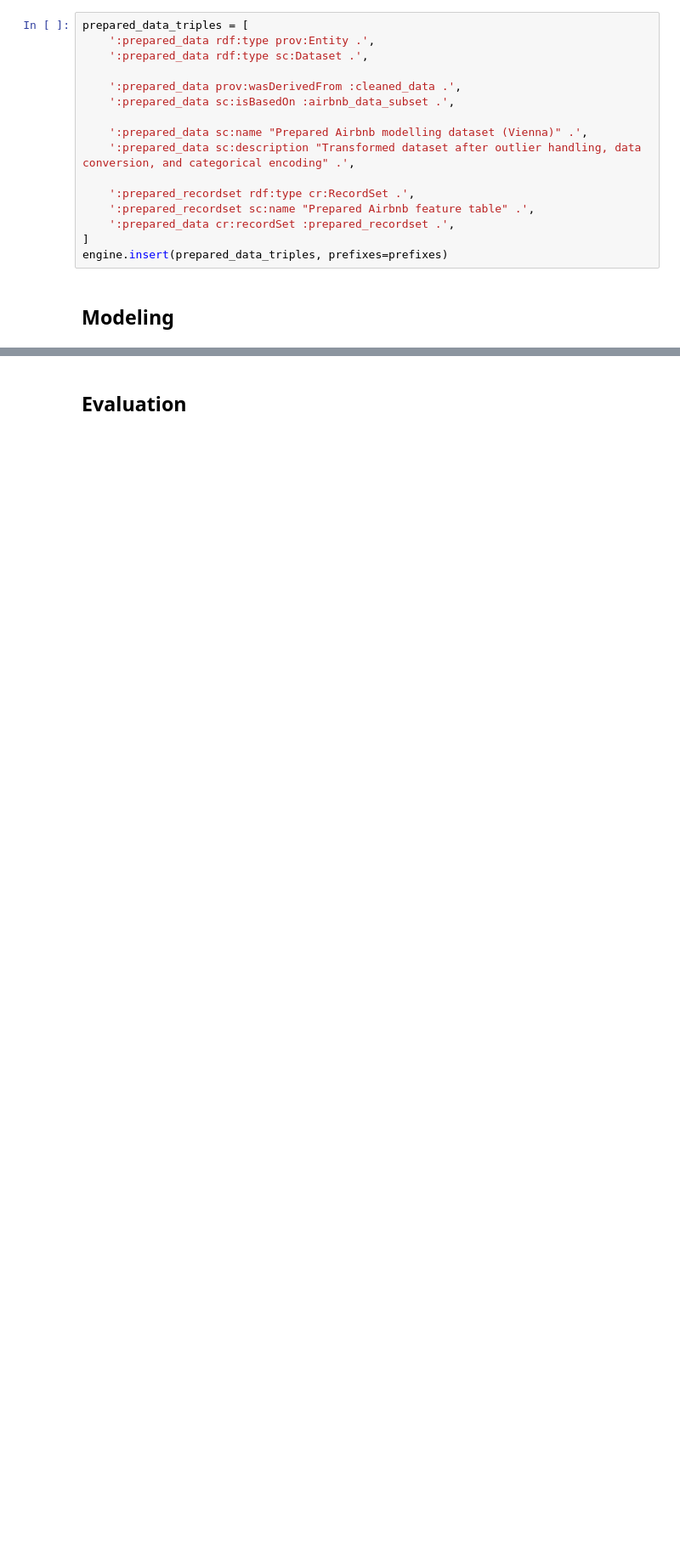
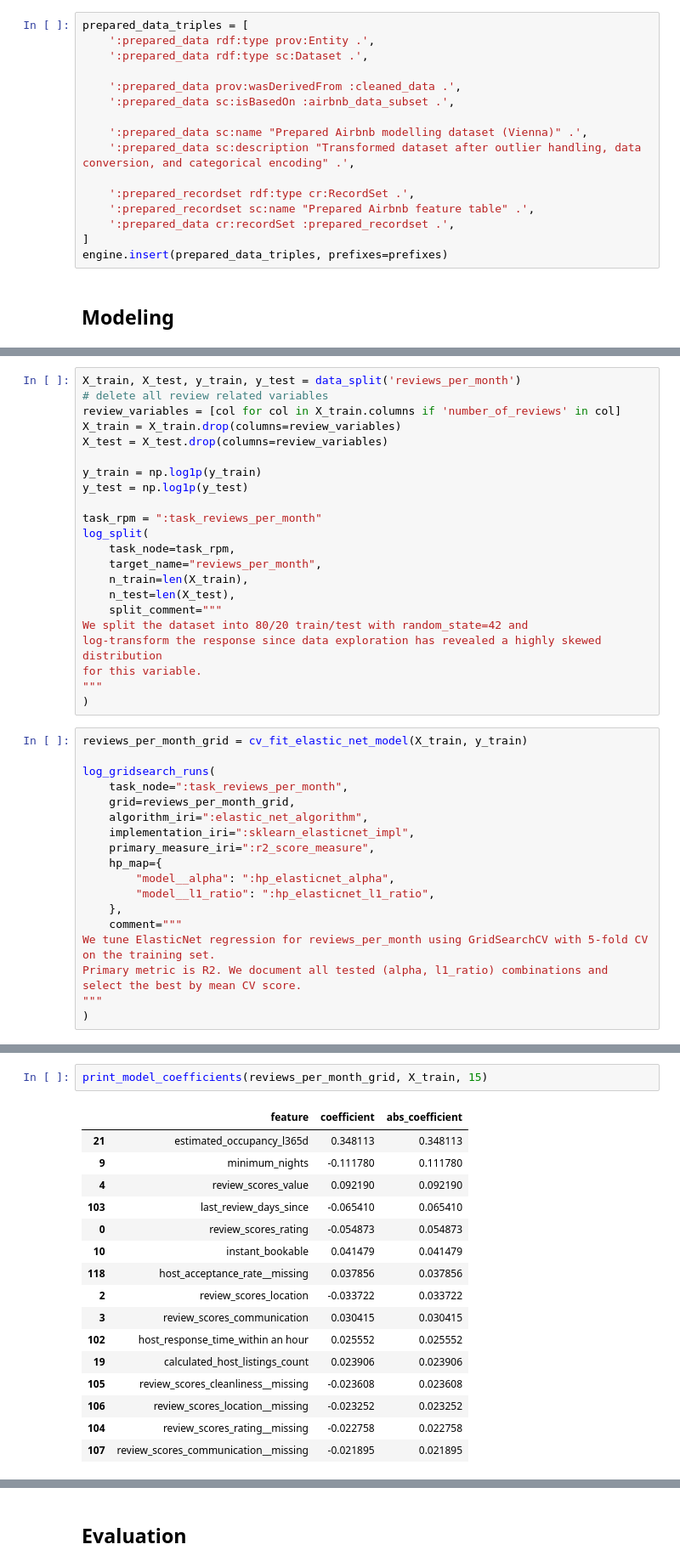
Before and after one commit to philippmoessner/tuwien_bi, a Jupyter notebook: Assignment3/notebook.ipynb, the cells around one changed output, grey strips where cells are left out. Shown at 85% size. Drawn from its saved outputs; the diff is of its cells as text; blank space fills up the shorter version.

```diff
--- a/Assignment3/notebook.ipynb
+++ b/Assignment3/notebook.ipynb
@@ -1996,0 +2656,40 @@ engine.insert(prepared_data_triples, prefixes=prefixes)
+# %%
+X_train, X_test, y_train, y_test = data_split('reviews_per_month')
+# delete all review related variables
+review_variables = [col for col in X_train.columns if 'number_of_reviews' in col]
+X_train = X_train.drop(columns=review_variables)
+X_test = X_test.drop(columns=review_variables)
+
+y_train = np.log1p(y_train)
+y_test = np.log1p(y_test)
+
+task_rpm = ":task_reviews_per_month"
+log_split(
+    task_node=task_rpm,
+    target_name="reviews_per_month",
+    n_train=len(X_train),
+    n_test=len(X_test),
+    split_comment="""
+We split the dataset into 80/20 train/test with random_state=42 and
+log-transform the response since data exploration has revealed a highly skewed distribution
+for this variable.
+"""
+)
+# %%
+reviews_per_month_grid = cv_fit_elastic_net_model(X_train, y_train)
+
+log_gridsearch_runs(
+    task_node=":task_reviews_per_month",
+    grid=reviews_per_month_grid,
+    algorithm_iri=":elastic_net_algorithm",
+    implementation_iri=":sklearn_elasticnet_impl",
+    primary_measure_iri=":r2_score_measure",
+    hp_map={
+        "model__alpha": ":hp_elasticnet_alpha",
+        "model__l1_ratio": ":hp_elasticnet_l1_ratio",
+    },
+    comment="""
+We tune ElasticNet regression for reviews_per_month using GridSearchCV with 5-fold CV on the training set.
+Primary metric is R2. We document all tested (alpha, l1_ratio) combinations and select the best by mean CV score.
+"""
+)
@@ -1996,0 +2703,19 @@ engine.insert(prepared_data_triples, prefixes=prefixes)
+# %%
+print_model_coefficients(reviews_per_month_grid, X_train, 15)
+# %% [output]
+|  | feature | coefficient | abs_coefficient |
+| 21 | estimated_occupancy_l365d | 0.348113 | 0.348113 |
+| 9 | minimum_nights | -0.111780 | 0.111780 |
+| 4 | review_scores_value | 0.092190 | 0.092190 |
+| 103 | last_review_days_since | -0.065410 | 0.065410 |
+| 0 | review_scores_rating | -0.054873 | 0.054873 |
+| 10 | instant_bookable | 0.041479 | 0.041479 |
+| 118 | host_acceptance_rate__missing | 0.037856 | 0.037856 |
+| 2 | review_scores_location | -0.033722 | 0.033722 |
+| 3 | review_scores_communication | 0.030415 | 0.030415 |
+| 102 | host_response_time_within an hour | 0.025552 | 0.025552 |
+| 19 | calculated_host_listings_count | 0.023906 | 0.023906 |
+| 105 | review_scores_cleanliness__missing | -0.023608 | 0.023608 |
+| 106 | review_scores_location__missing | -0.023252 | 0.023252 |
+| 104 | review_scores_rating__missing | -0.022758 | 0.022758 |
+| 107 | review_scores_communication__missing | -0.021895 | 0.021895 |
```
Also changed, not shown: parts of 34 cells of this notebook.
